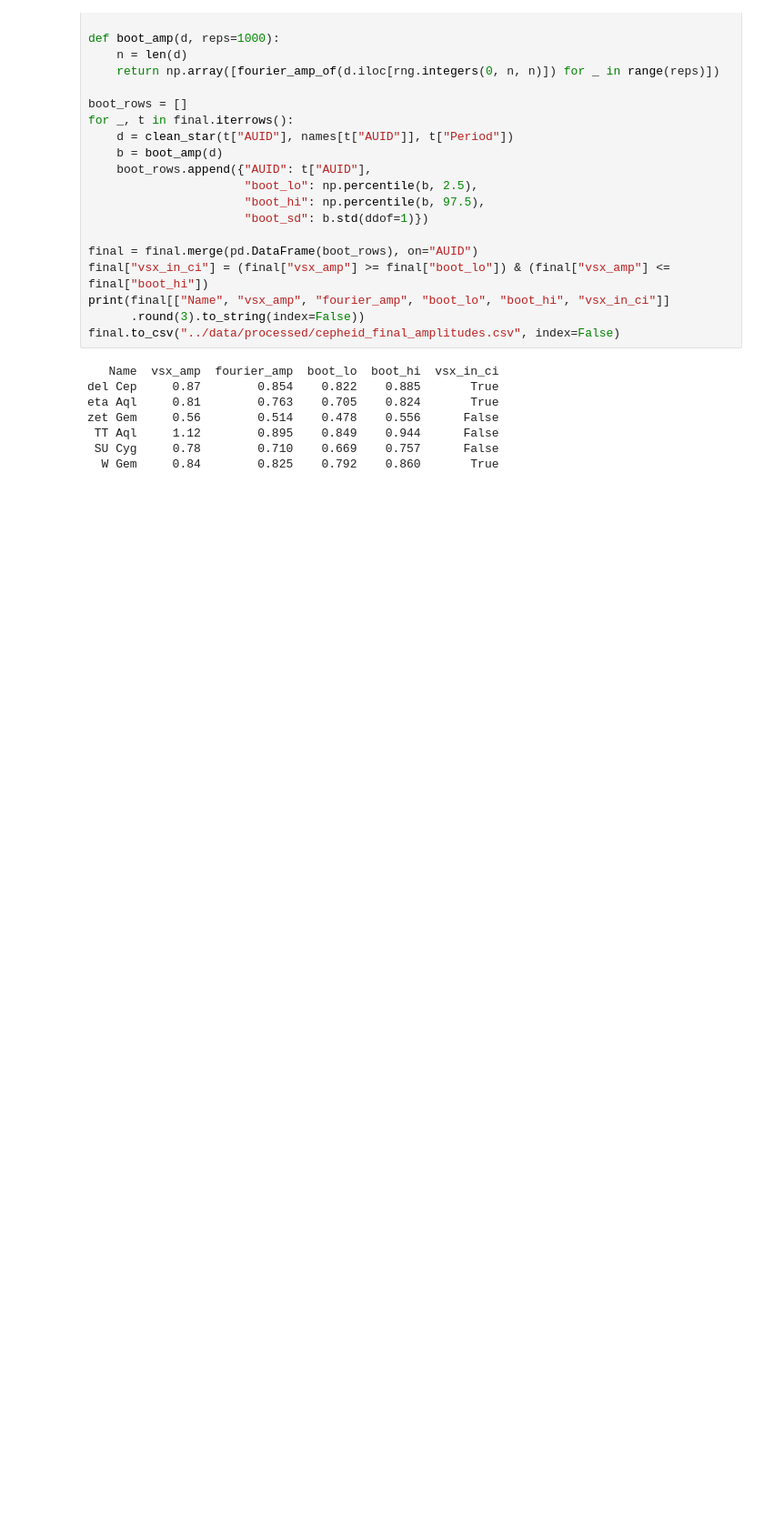
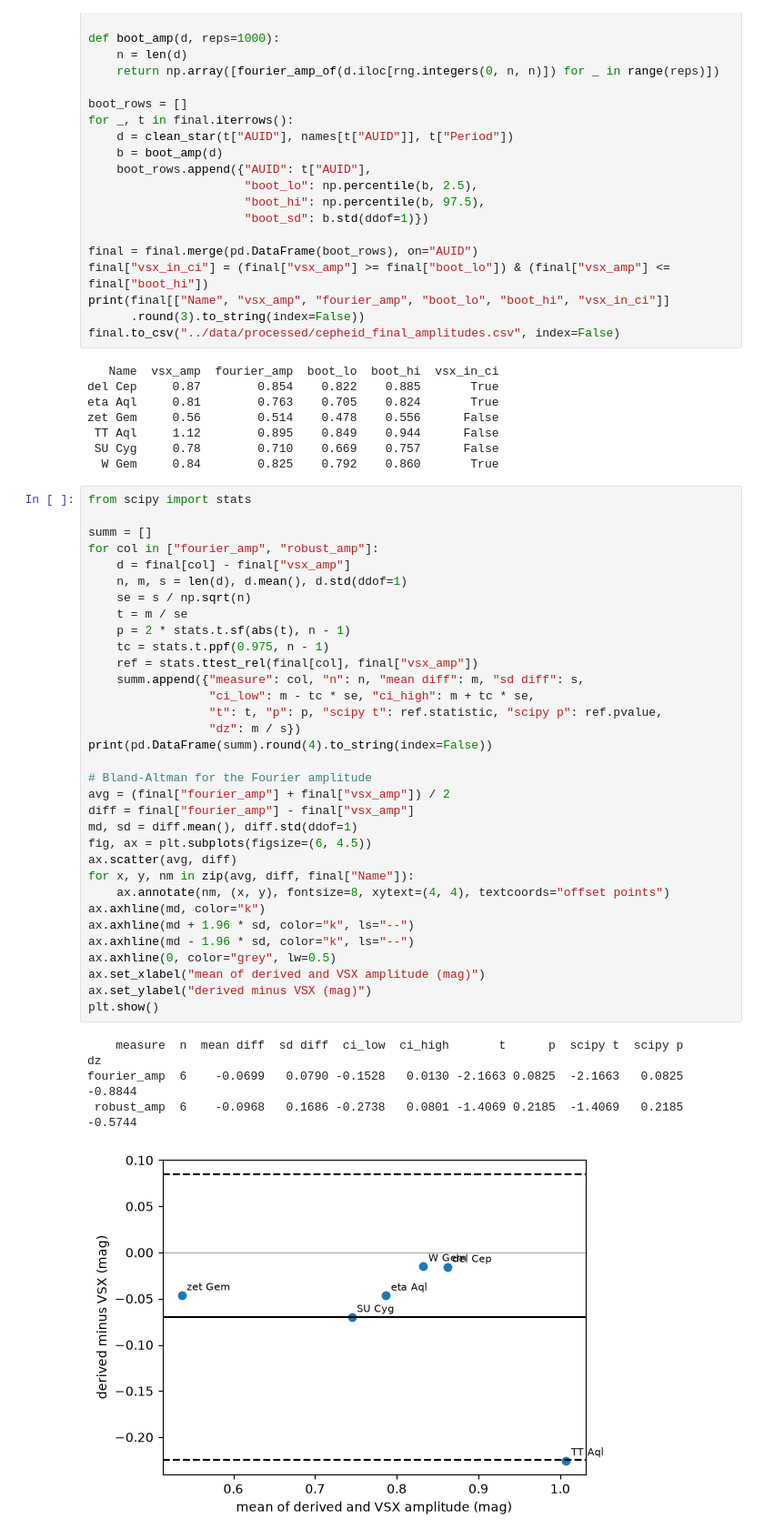
Before and after one commit to ananyamakkar/stellar-variability, a Jupyter notebook: notebooks/06_cepheid_sample_comparison.ipynb, the cells around one changed output. Shown at 91% size. Saved outputs shown, nothing was run; the diff lists cells and outputs as text; blank space fills up the shorter version.

Commit message:
06: paired t-test and Bland-Altman

```diff
--- a/notebooks/06_cepheid_sample_comparison.ipynb
+++ b/notebooks/06_cepheid_sample_comparison.ipynb
@@ -525,3 +525,41 @@ zet Gem     0.56        0.514    0.478    0.556      False
  TT Aql     1.12        0.895    0.849    0.944      False
  SU Cyg     0.78        0.710    0.669    0.757      False
   W Gem     0.84        0.825    0.792    0.860       True
+# %%
+from scipy import stats
+
+summ = []
+for col in ["fourier_amp", "robust_amp"]:
+    d = final[col] - final["vsx_amp"]
+    n, m, s = len(d), d.mean(), d.std(ddof=1)
+    se = s / np.sqrt(n)
+    t = m / se
+    p = 2 * stats.t.sf(abs(t), n - 1)
+    tc = stats.t.ppf(0.975, n - 1)
+    ref = stats.ttest_rel(final[col], final["vsx_amp"])
+    summ.append({"measure": col, "n": n, "mean diff": m, "sd diff": s,
+                 "ci_low": m - tc * se, "ci_high": m + tc * se,
+                 "t": t, "p": p, "scipy t": ref.statistic, "scipy p": ref.pvalue,
+                 "dz": m / s})
+print(pd.DataFrame(summ).round(4).to_string(index=False))
+
+# Bland-Altman for the Fourier amplitude
+avg = (final["fourier_amp"] + final["vsx_amp"]) / 2
+diff = final["fourier_amp"] - final["vsx_amp"]
+md, sd = diff.mean(), diff.std(ddof=1)
+fig, ax = plt.subplots(figsize=(6, 4.5))
+ax.scatter(avg, diff)
+for x, y, nm in zip(avg, diff, final["Name"]):
+    ax.annotate(nm, (x, y), fontsize=8, xytext=(4, 4), textcoords="offset points")
+ax.axhline(md, color="k")
+ax.axhline(md + 1.96 * sd, color="k", ls="--")
+ax.axhline(md - 1.96 * sd, color="k", ls="--")
+ax.axhline(0, color="grey", lw=0.5)
+ax.set_xlabel("mean of derived and VSX amplitude (mag)")
+ax.set_ylabel("derived minus VSX (mag)")
+plt.show()
+# %% [output]
+    measure  n  mean diff  sd diff  ci_low  ci_high       t      p  scipy t  scipy p      dz
+fourier_amp  6    -0.0699   0.0790 -0.1528   0.0130 -2.1663 0.0825  -2.1663   0.0825 -0.8844
+ robust_amp  6    -0.0968   0.1686 -0.2738   0.0801 -1.4069 0.2185  -1.4069   0.2185 -0.5744
+[figure, added]
```
